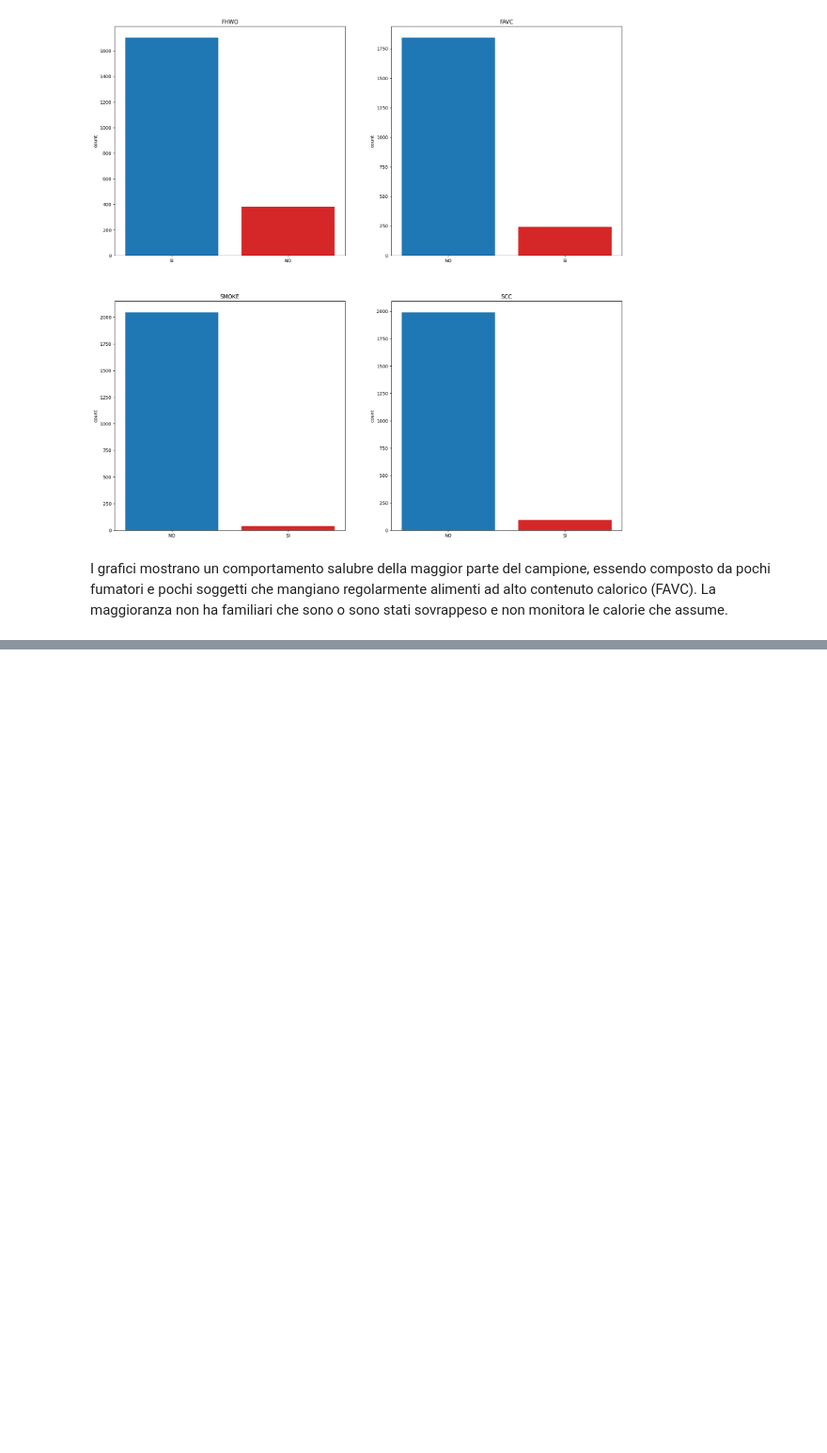
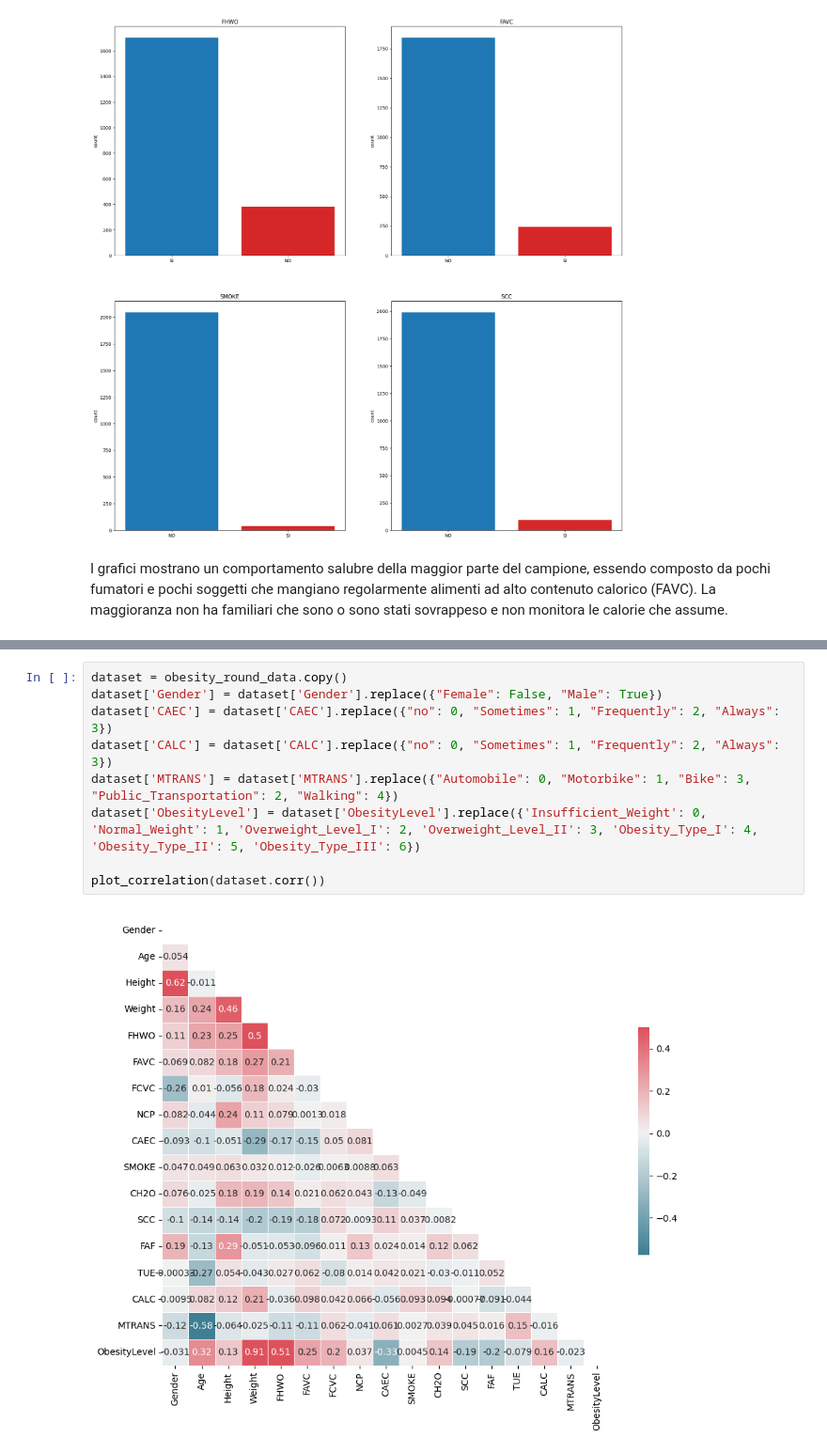
Before and after one commit to LorenzoColletta/DataIntensive, a Jupyter notebook: Data_Intensive_Project.ipynb, the cells around one changed output, grey strips where cells are left out. Shown at 94% size. Cells and saved outputs as stored; diff of their text form; blank space fills up the shorter version.

```diff
--- a/Data_Intensive_Project.ipynb
+++ b/Data_Intensive_Project.ipynb
@@ -521,0 +522,11 @@ plot_correlation(correlation['corr'])
+# %%
+dataset = obesity_round_data.copy()
+dataset['Gender'] = dataset['Gender'].replace({"Female": False, "Male": True})
+dataset['CAEC'] = dataset['CAEC'].replace({"no": 0, "Sometimes": 1, "Frequently": 2, "Always": 3})
+dataset['CALC'] = dataset['CALC'].replace({"no": 0, "Sometimes": 1, "Frequently": 2, "Always": 3})
+dataset['MTRANS'] = dataset['MTRANS'].replace({"Automobile": 0, "Motorbike": 1, "Bike": 3, "Public_Transportation": 2, "Walking": 4})
+dataset['ObesityLevel'] = dataset['ObesityLevel'].replace({'Insufficient_Weight': 0, 'Normal_Weight': 1, 'Overweight_Level_I': 2, 'Overweight_Level_II': 3, 'Obesity_Type_I': 4, 'Obesity_Type_II': 5, 'Obesity_Type_III': 6})
+
+plot_correlation(dataset.corr())
+# %% [output]
+[figure, added]
```
Also changed, not shown: parts of 5 cells of this notebook.
